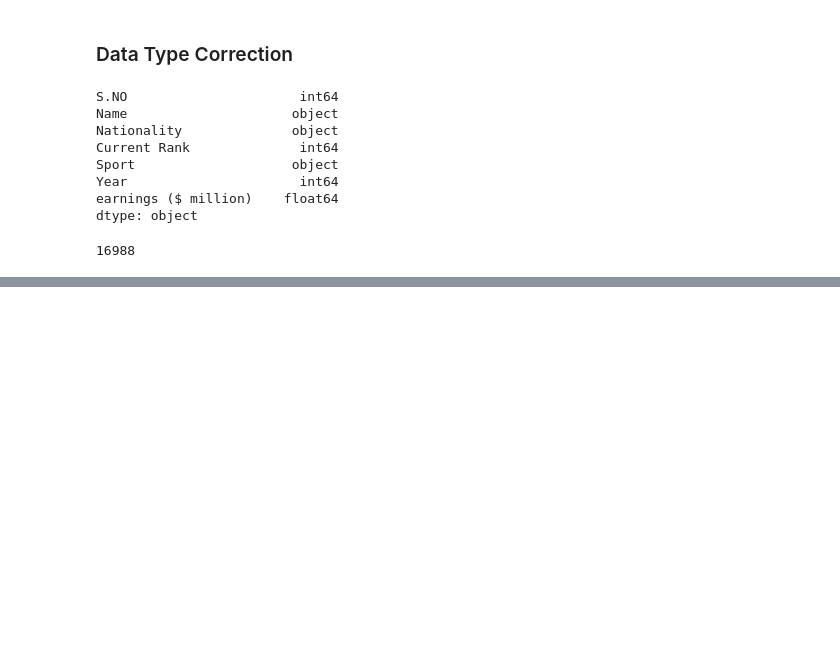
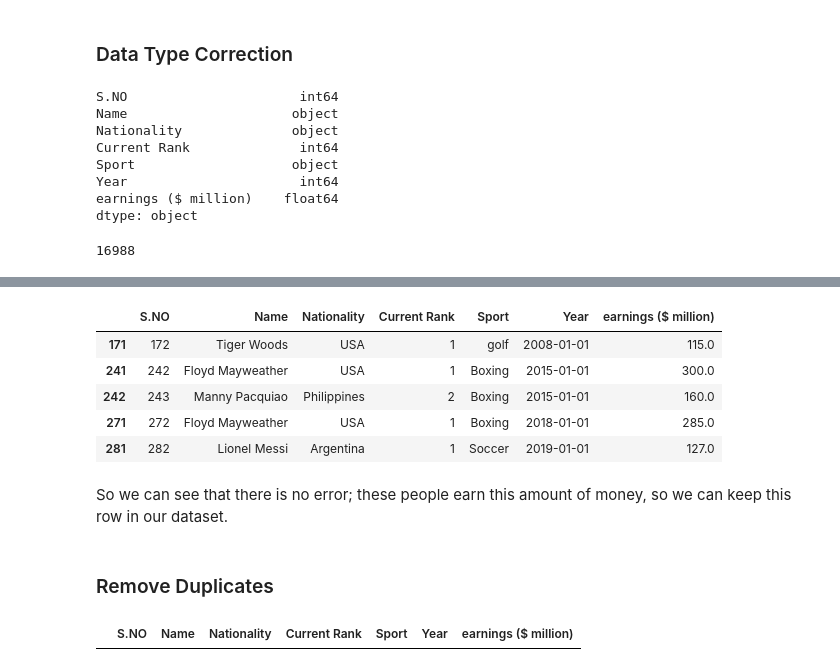
Before and after one commit to Mnr04/Kaggle_Projects, a Jupyter notebook: Forbes_Highest_Paid_Athletes_1990-2020.ipynb, the cells around one changed output, grey strips where cells are left out. Cells and saved outputs as stored; diff of their text form; code cells hidden in the pictures; blank space fills up the shorter version.

```diff
--- a/Forbes_Highest_Paid_Athletes_1990-2020.ipynb
+++ b/Forbes_Highest_Paid_Athletes_1990-2020.ipynb
@@ -129,0 +144,22 @@ dataframe["Year"] = pd.to_datetime(dataframe['Year'], format='%Y')
+# %%
+Q3 = dataframe['earnings ($ million)'].quantile(0.75)
+Q1 = dataframe['earnings ($ million)'].quantile(0.25)
+IQR = seventyfive_percentile - twentyfive_percentile
+# %%
+upper_outliers = Q3 + 1.5 * IQR
+# %%
+#Display upper outlier range
+outliers_earnings = dataframe[dataframe['earnings ($ million)'] > upper_outliers]
+# %%
+outliers_earnings
+# %% [output]
+|  | S.NO | Name | Nationality | Current Rank | Sport | Year | earnings ($ million) |
+| 171 | 172 | Tiger Woods | USA | 1 | golf | 2008-01-01 | 115.0 |
+| 241 | 242 | Floyd Mayweather | USA | 1 | Boxing | 2015-01-01 | 300.0 |
+| 242 | 243 | Manny Pacquiao | Philippines | 2 | Boxing | 2015-01-01 | 160.0 |
+| 271 | 272 | Floyd Mayweather | USA | 1 | Boxing | 2018-01-01 | 285.0 |
+| 281 | 282 | Lionel Messi | Argentina | 1 | Soccer | 2019-01-01 | 127.0 |
+# %% [markdown]
+So we can see that there is no error; these people earn this amount of money, so we can keep this row in our dataset.
+# %% [markdown]
+### Remove Duplicates
@@ -129,0 +169,4 @@ dataframe["Year"] = pd.to_datetime(dataframe['Year'], format='%Y')
+# %%
+duplicates
+# %% [output]
+|  | S.NO | Name | Nationality | Current Rank | Sport | Year | earnings ($ million) |
```
Also changed, not shown: parts of 8 cells of this notebook.
